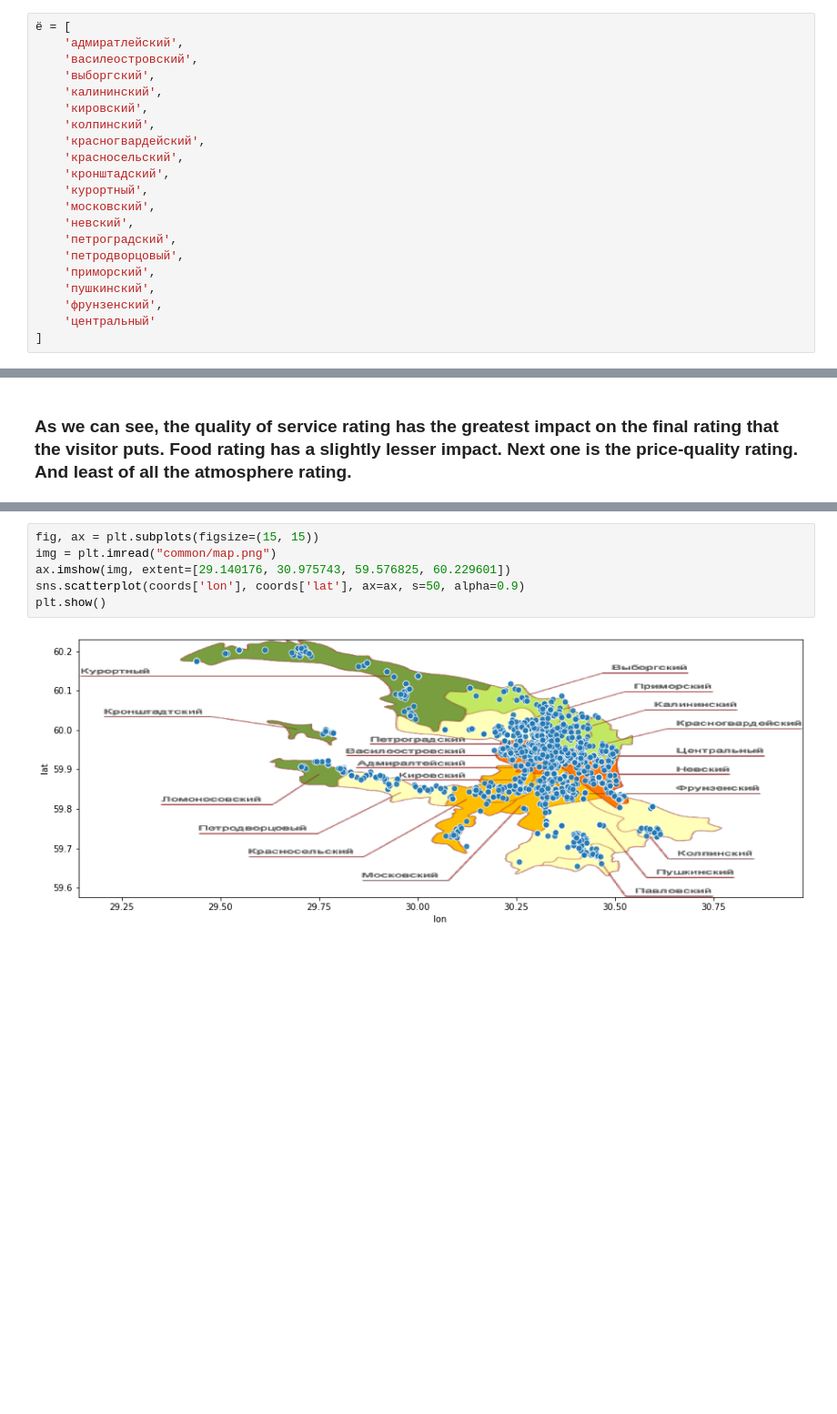
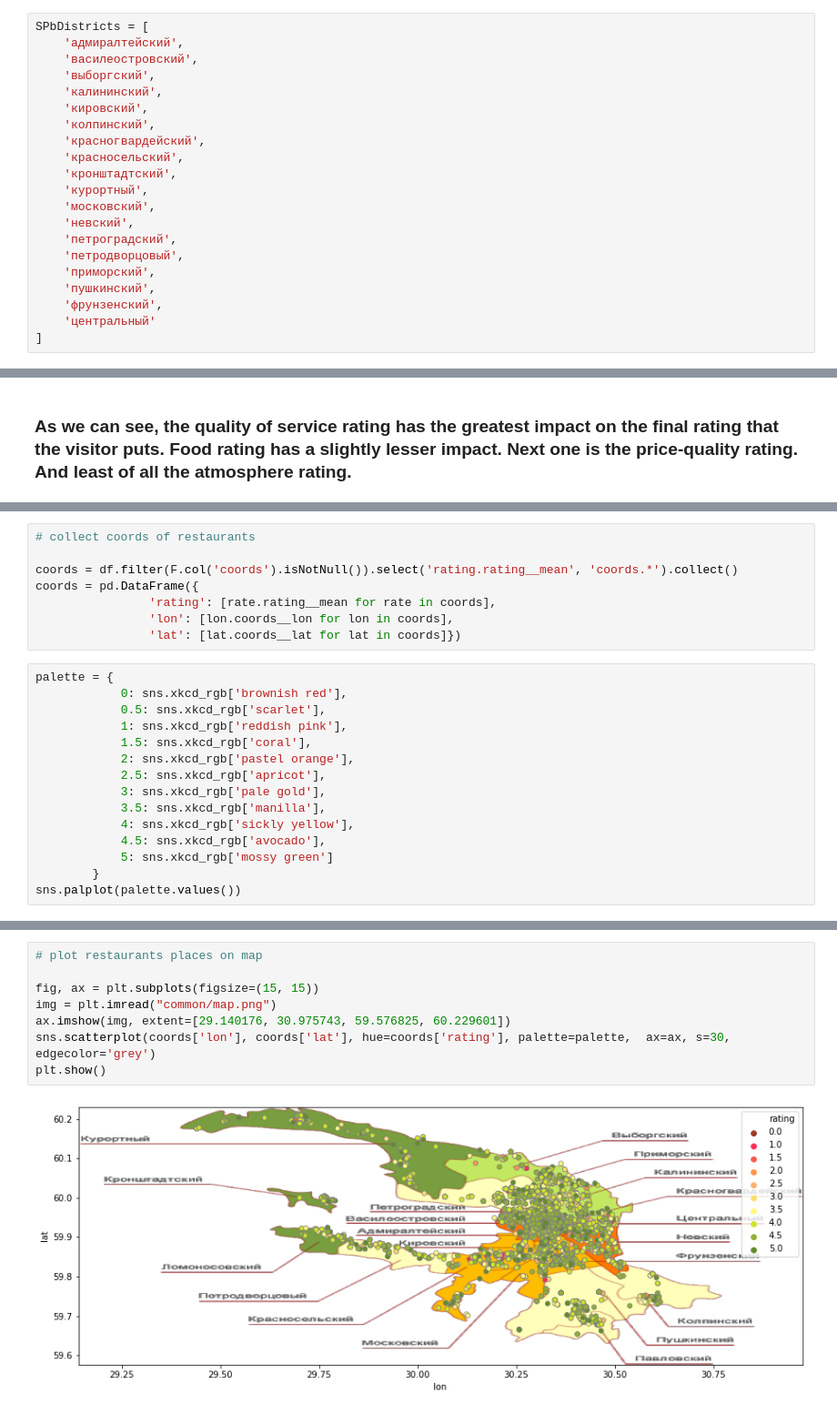
Before and after one commit to ValeryVolokha/SPbRestaurantsAnalyticalProject, a Jupyter notebook: analysis.ipynb, the cells around one changed output, grey strips where cells are left out. Shown at 91% size. Cells and saved outputs as stored; diff of their text form; blank space fills up the shorter version.

Commit message:
fix crawler multi thread variable access error, finish notebook, re-parsed data

```diff
--- a/analysis.ipynb
+++ b/analysis.ipynb
@@ -45,8 +73,8 @@ root
  |    |-- rating__price_quality: double (nullable = true)
  |    |-- rating__atmosphere: double (nullable = true)
 # %%
-ё = [
-    'адмиратлейский',
+SPbDistricts = [
+    'адмиралтейский',
     'василеостровский',
     'выборгский',
     'калининский',
@@ -54,7 +82,7 @@ root
     'колпинский',
     'красногвардейский',
     'красносельский',
-    'кронштадский',
+    'кронштадтский',
     'курортный',
     'московский',
     'невский',
@@ -360,0 +400,23 @@ plt.show()
+# %%
+# collect coords of restaurants
+
+coords = df.filter(F.col('coords').isNotNull()).select('rating.rating__mean', 'coords.*').collect()
+coords = pd.DataFrame({
+                'rating': [rate.rating__mean for rate in coords],
+                'lon': [lon.coords__lon for lon in coords],
+                'lat': [lat.coords__lat for lat in coords]})
+# %%
+palette = {
+            0: sns.xkcd_rgb['brownish red'],
+            0.5: sns.xkcd_rgb['scarlet'],
+            1: sns.xkcd_rgb['reddish pink'],
+            1.5: sns.xkcd_rgb['coral'],
+            2: sns.xkcd_rgb['pastel orange'],
+            2.5: sns.xkcd_rgb['apricot'],
+            3: sns.xkcd_rgb['pale gold'],
+            3.5: sns.xkcd_rgb['manilla'],
+            4: sns.xkcd_rgb['sickly yellow'],
+            4.5: sns.xkcd_rgb['avocado'],
+            5: sns.xkcd_rgb['mossy green']
+        }
+sns.palplot(palette.values())
@@ -361,8 +425,10 @@ plt.show()
 # %%
+# plot restaurants places on map
+
 fig, ax = plt.subplots(figsize=(15, 15))
 img = plt.imread("common/map.png")
 ax.imshow(img, extent=[29.140176, 30.975743, 59.576825, 60.229601])
-sns.scatterplot(coords['lon'], coords['lat'], ax=ax, s=50, alpha=0.9)
+sns.scatterplot(coords['lon'], coords['lat'], hue=coords['rating'], palette=palette,  ax=ax, s=30, edgecolor='grey')
 plt.show()
 # %% [output]
-[figure, old version]
+[figure, new version]
```
Also changed, not shown: parts of 26 cells of this notebook, 3 other files.
